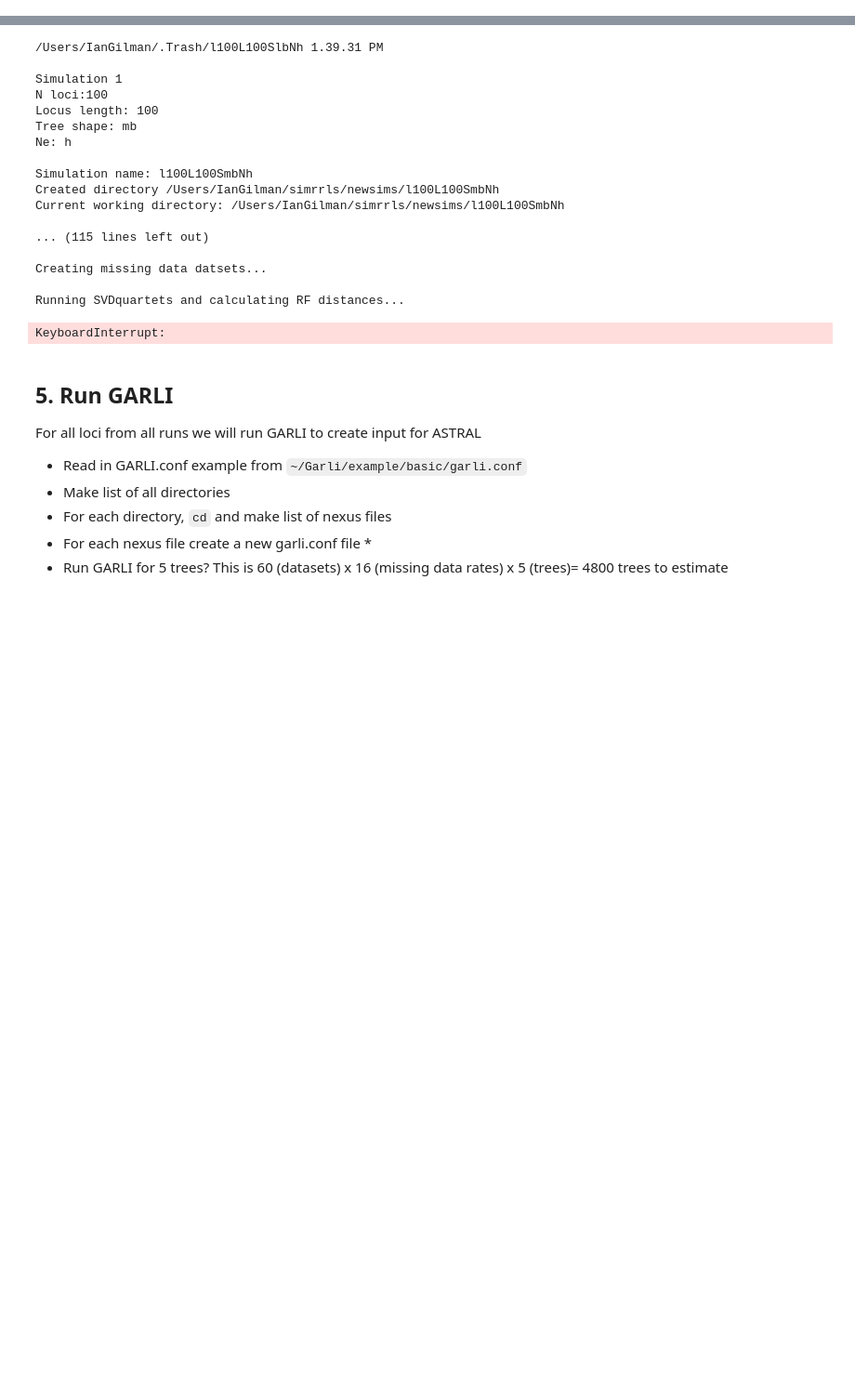
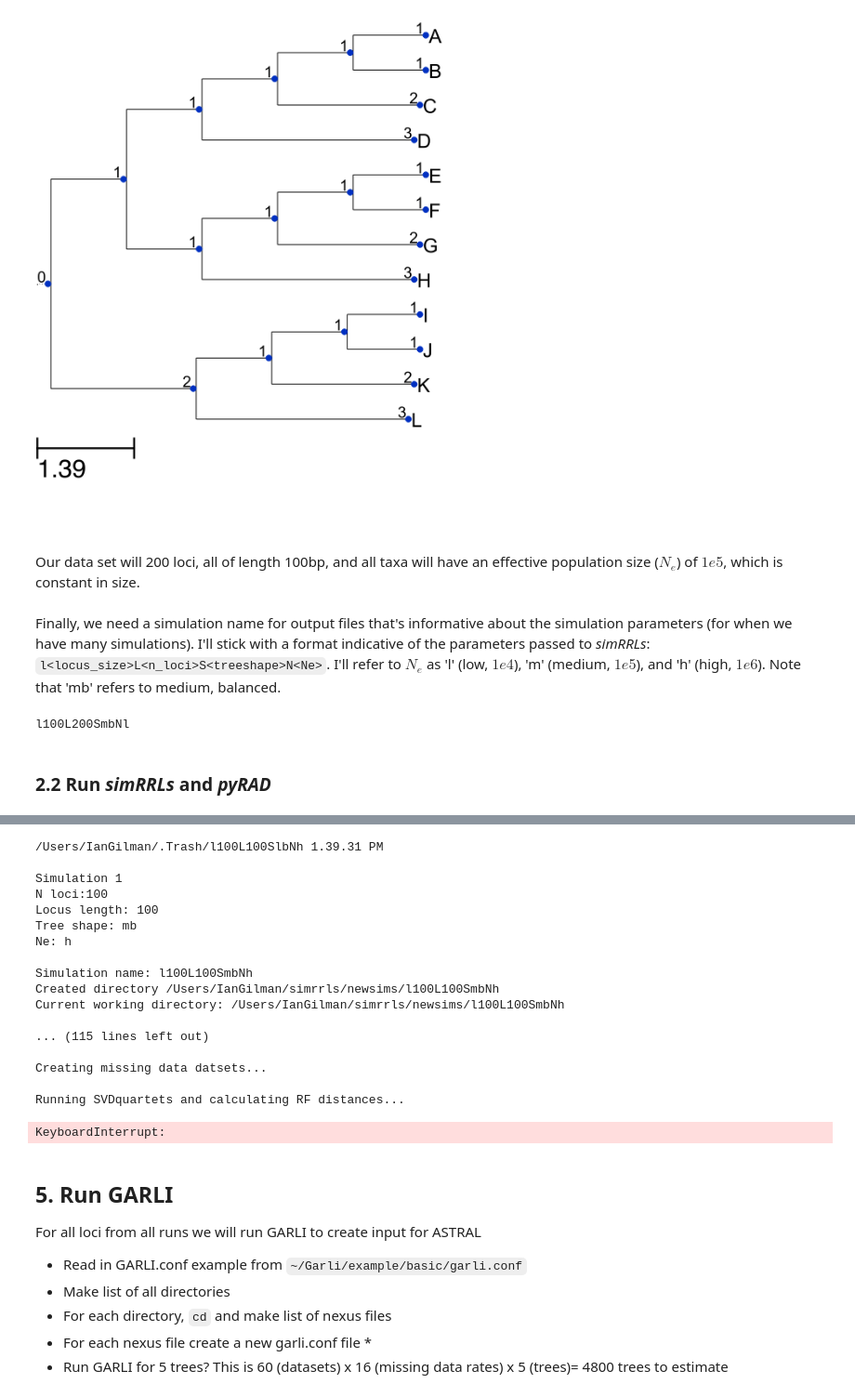
Before and after one commit to isgilman/SimMissingData, a Jupyter notebook: SimMissingData.ipynb, the cells around one changed output, grey strips where cells are left out. Shown at 93% size. Saved outputs shown, nothing was run; the diff lists cells and outputs as text; code cells hidden in the pictures; blank space fills up the shorter version.

```diff
--- a/SimMissingData.ipynb
+++ b/SimMissingData.ipynb
@@ -300,0 +115,15 @@ def write_svdq_block(nexus, percent, blockpath='/Users/IanGilman/simrrls/SVD_pau
+# %%
+MedBalTree = '(((((A:1,B:1):1,C:2):1,D:3):1,(((E:1,F:1):1,G:2):1,H:3):1):1,(((I:1,J:1):1,K:2):1,L:3):2);'
+path = os.path.join(sim_dir, 'MedBalTree')
+with open(path, 'w+') as f:
+    f.write(MedBalTree)
+# %%
+ts = TreeStyle()
+ts.show_leaf_name = True
+ts.show_branch_length = True
+tree = Tree(MedBalTree)
+tree.render("%%inline", w =500, tree_style=ts)
+# %% [output]
+[figure, added]
+# %% [markdown]
+Our data set will 200 loci, all of length 100bp, and all taxa will have an effective population size ($N_e$) of $1e5$, which is constant in size.
@@ -300,0 +132,10 @@ def write_svdq_block(nexus, percent, blockpath='/Users/IanGilman/simrrls/SVD_pau
+# %% [markdown]
+Finally, we need a simulation name for output files that's informative about the simulation parameters (for when we have many simulations). I'll stick with a format indicative of the parameters passed to *simRRLs*: `l<locus_size>L<n_loci>S<treeshape>N<Ne>`. I'll refer to $N_e$ as 'l' (low, $1e4$), 'm' (medium, $1e5$), and 'h' (high, $1e6$). Note that 'mb' refers to medium, balanced.
+# %%
+simname = 'l%dL%dS%sN%s' % (sim_params['locus_size'], sim_params['n_loci'], sim_params['treeshape'],
+                            sim_params['Ne_cat'])
+print simname
+# %% [output]
+l100L200SmbNl
+# %% [markdown]
+### 2.2 Run *simRRLs* and *pyRAD*
```
Also changed, not shown: parts of 71 cells of this notebook, 1 other file.
